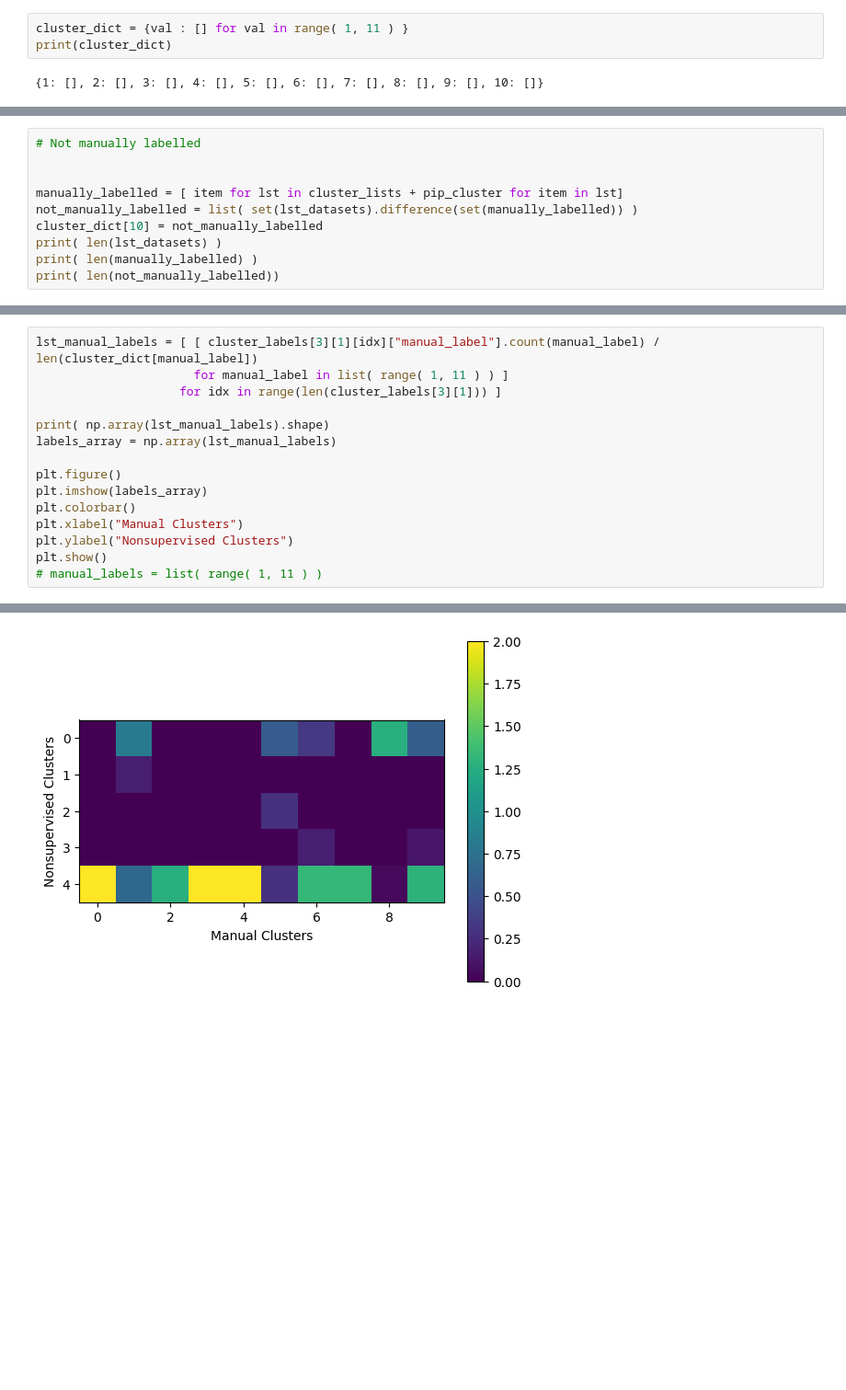
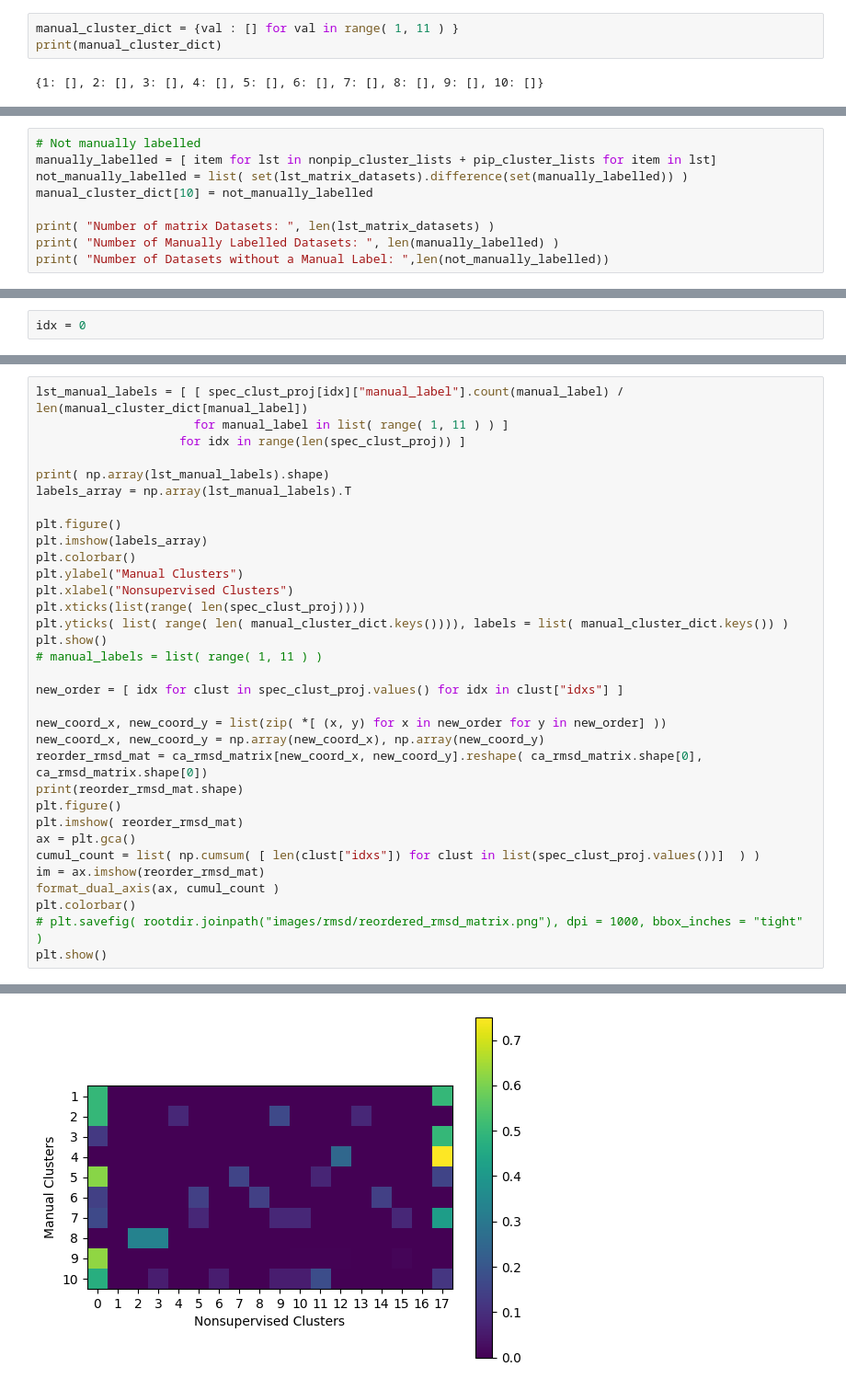
Before and after one commit to xchem/xaidar, a Jupyter notebook: notebooks/tasks/ev2a/fragalysis/04.3-clustering.ipynb, the cells around one changed output, grey strips where cells are left out. Shown at 92% size. Saved outputs shown, nothing was run; the diff lists cells and outputs as text; blank space fills up the shorter version.

Commit message:
enhanced clustering analysis

```diff
--- a/notebooks/tasks/ev2a/fragalysis/04.3-clustering.ipynb
+++ b/notebooks/tasks/ev2a/fragalysis/04.3-clustering.ipynb
@@ -180,8 +185,8 @@ Note:
 
 - The distinction betweeen cluster 6 and 7 is quite faint and arbitrary
 # %%
-cluster_dict = {val : [] for val in range( 1, 11 ) }
-print(cluster_dict)
+manual_cluster_dict = {val : [] for val in range( 1, 11 ) }
+print(manual_cluster_dict)
 # %% [output]
 {1: [], 2: [], 3: [], 4: [], 5: [], 6: [], 7: [], 8: [], 9: [], 10: []}
 # %%
@@ -249,12 +254,11 @@ Cluster 2: 6
  {1: ['A0571a', 'A0517a'], 2: ['A3181b', 'A4596b', 'A1145a', 'A0528b', 'A0900a', 'A0863a', 'A1146a', 'A1128a', 'A0514b', 'A0333a', 'A0351b', 'A0719b'], 3: ['A0229a', 'A0469a', 'A0152a', 'A0359a', 'A02 ...
 # %%
 # Not manually labelled
+manually_labelled = [ item for lst in nonpip_cluster_lists + pip_cluster_lists for item in lst]
+not_manually_labelled = list( set(lst_matrix_datasets).difference(set(manually_labelled)) )
+manual_cluster_dict[10] = not_manually_labelled
 
-
-manually_labelled = [ item for lst in cluster_lists + pip_cluster for item in lst]
-not_manually_labelled = list( set(lst_datasets).difference(set(manually_labelled)) )
-cluster_dict[10] = not_manually_labelled
-print( len(lst_datasets) )
-print( len(manually_labelled) )
-print( len(not_manually_labelled))
+print( "Number of matrix Datasets: ", len(lst_matrix_datasets) )
+print( "Number of Manually Labelled Datasets: ", len(manually_labelled) )
+print( "Number of Datasets without a Manual Label: ",len(not_manually_labelled))
 # %% [output]
@@ -287,2 +287,4 @@ print("Number of Clusters: ", len(cluster_labels[3][1]))
 # %% [output]
 Number of Clusters:  5
+# %%
+idx = 0
@@ -289,16 +337,34 @@ Number of Clusters:  5
 # %%
-lst_manual_labels = [ [ cluster_labels[3][1][idx]["manual_label"].count(manual_label) / len(cluster_dict[manual_label])
+lst_manual_labels = [ [ spec_clust_proj[idx]["manual_label"].count(manual_label) / len(manual_cluster_dict[manual_label])
                       for manual_label in list( range( 1, 11 ) ) ]
-                    for idx in range(len(cluster_labels[3][1])) ]
+                    for idx in range(len(spec_clust_proj)) ]
 
 print( np.array(lst_manual_labels).shape)
-labels_array = np.array(lst_manual_labels)
+labels_array = np.array(lst_manual_labels).T
 
 plt.figure()
 plt.imshow(labels_array)
 plt.colorbar()
-plt.xlabel("Manual Clusters")
-plt.ylabel("Nonsupervised Clusters")
+plt.ylabel("Manual Clusters")
+plt.xlabel("Nonsupervised Clusters")
+plt.xticks(list(range( len(spec_clust_proj))))
+plt.yticks( list( range( len( manual_cluster_dict.keys()))), labels = list( manual_cluster_dict.keys()) )
 plt.show()
 # manual_labels = list( range( 1, 11 ) )
+
+new_order = [ idx for clust in spec_clust_proj.values() for idx in clust["idxs"] ]
+
+new_coord_x, new_coord_y = list(zip( *[ (x, y) for x in new_order for y in new_order] ))
+new_coord_x, new_coord_y = np.array(new_coord_x), np.array(new_coord_y)
+reorder_rmsd_mat = ca_rmsd_matrix[new_coord_x, new_coord_y].reshape( ca_rmsd_matrix.shape[0], ca_rmsd_matrix.shape[0])
+print(reorder_rmsd_mat.shape)
+plt.figure()
+plt.imshow( reorder_rmsd_mat)
+ax = plt.gca()
+cumul_count = list( np.cumsum( [ len(clust["idxs"]) for clust in list(spec_clust_proj.values())]  ) )
+im = ax.imshow(reorder_rmsd_mat)
+format_dual_axis(ax, cumul_count )
+plt.colorbar()
+# plt.savefig( rootdir.joinpath("images/rmsd/reordered_rmsd_matrix.png"), dpi = 1000, bbox_inches = "tight" )
+plt.show()
 # %% [output]
@@ -306 +372 @@ plt.show()
-[figure, old version]
+[figure, new version]
```
Also changed, not shown: parts of 17 cells of this notebook.
